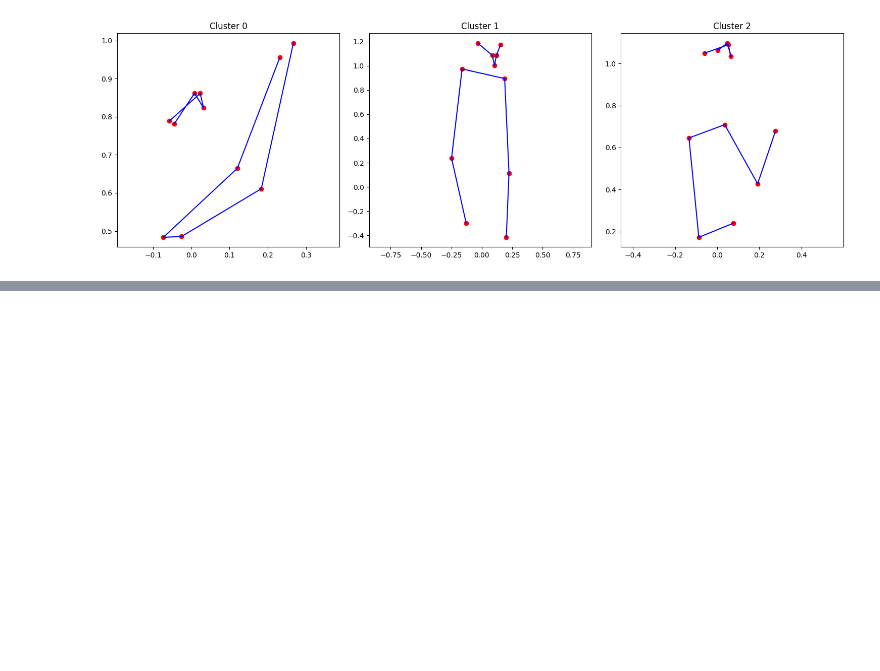
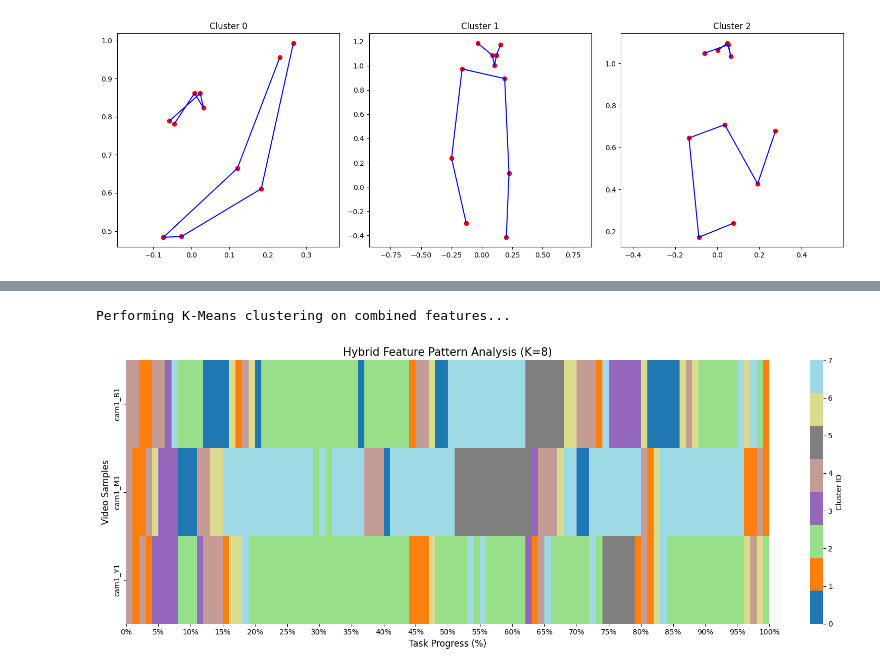
Before and after one commit to Lo122/LSTM_HRC, a Jupyter notebook: data/dataset/analyze_posture.ipynb, the cells around one changed output, grey strips where cells are left out. Saved outputs shown, nothing was run; the diff lists cells and outputs as text; code cells hidden in the pictures; blank space fills up the shorter version.

```diff
--- a/data/dataset/analyze_posture.ipynb
+++ b/data/dataset/analyze_posture.ipynb
@@ -150,0 +180,6 @@ processing 3 videos for global clustering...
+# %%
+#posture only
+kmeans_pos, parallel_matrix_pos = plot_hybrid_feature_heatmap(X_scaled_pos, pt_path, n_clusters=8)
+# %% [output]
+Performing K-Means clustering on combined features...
+[figure, added]
```
Also changed, not shown: parts of 7 cells of this notebook, 10 other files.
